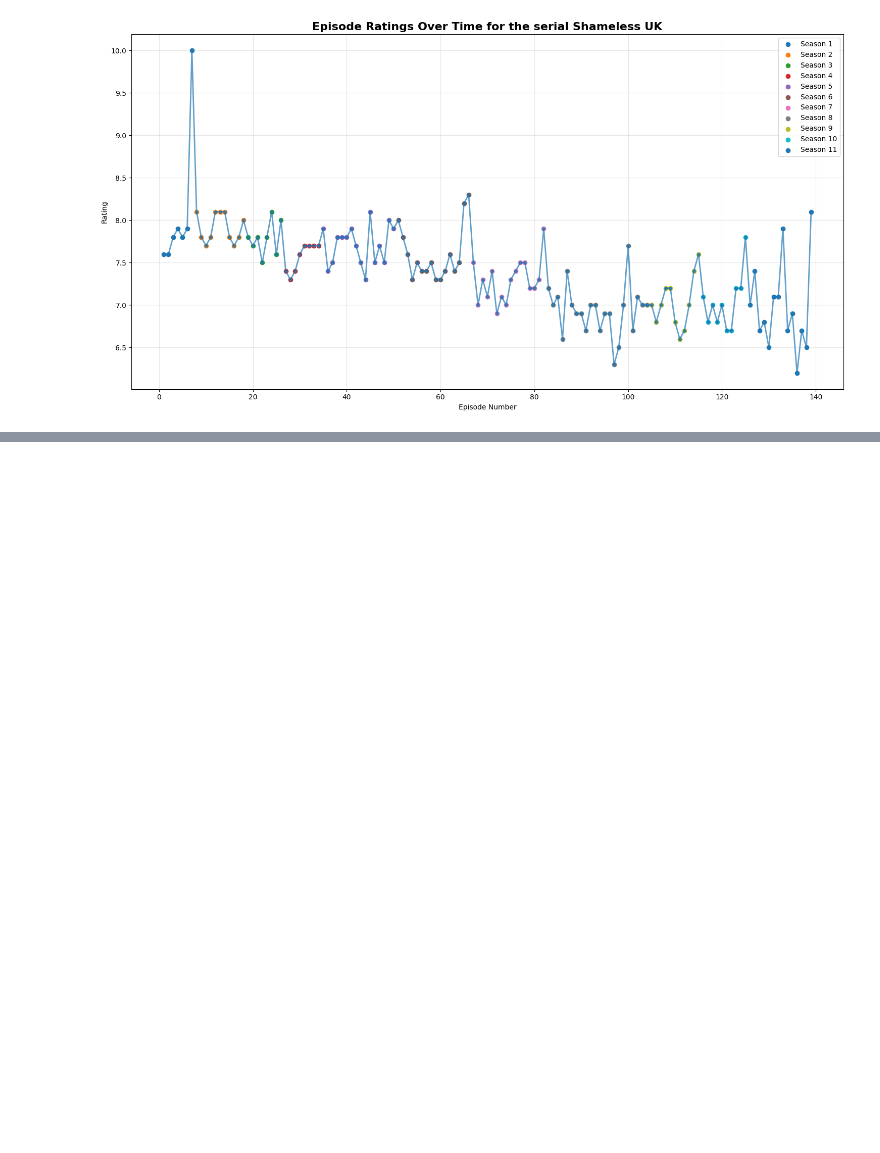
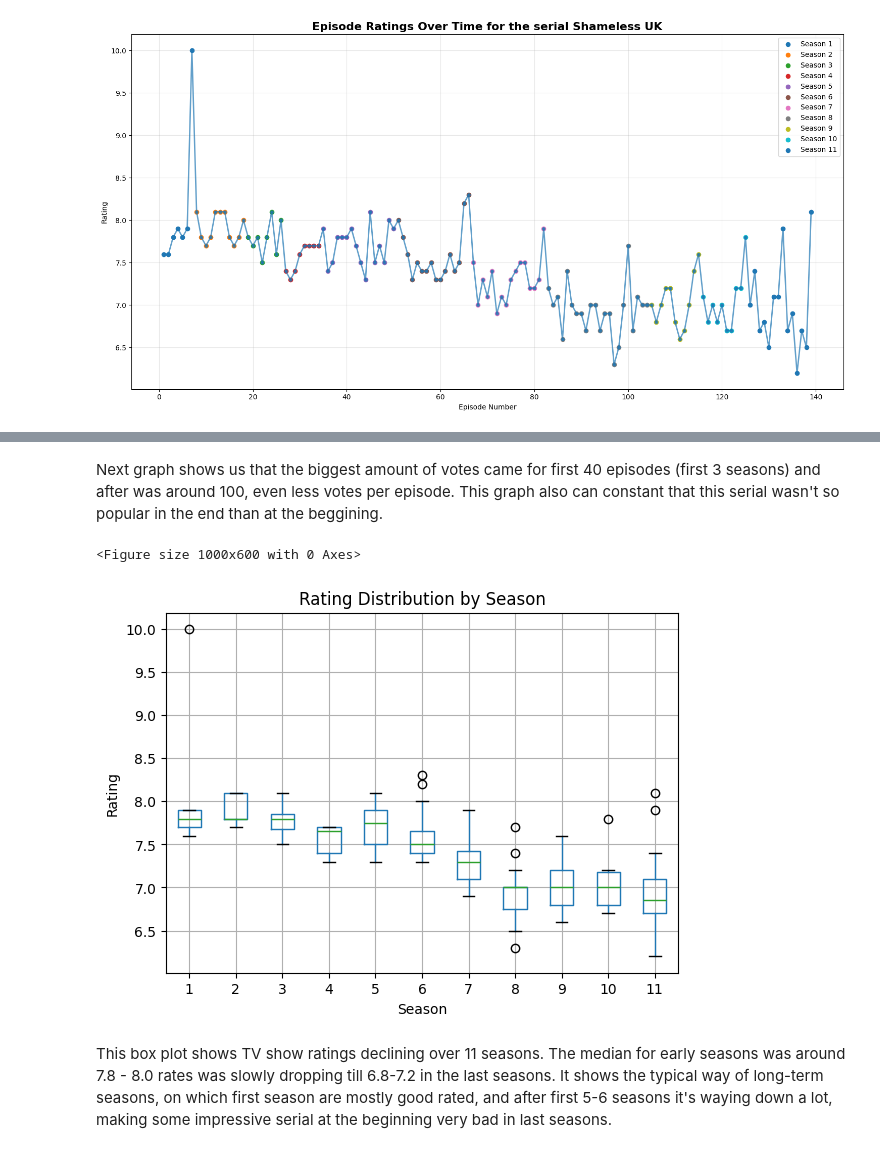
Before and after one commit to BogdanJas/rr-tv-series-assignment, a Jupyter notebook: Shameless_Report.ipynb, the cells around one changed output, grey strips where cells are left out. Cells and saved outputs as stored; diff of their text form; code cells hidden in the pictures; blank space fills up the shorter version.

```diff
--- a/Shameless_Report.ipynb
+++ b/Shameless_Report.ipynb
@@ -288,0 +307,15 @@ plt.tight_layout()
+# %% [markdown]
+Next graph shows us that the biggest amount of votes came for first 40 episodes (first 3 seasons) and after was around 100, even less votes per episode. This graph also can constant that this serial wasn't so popular in the end than at the beggining.
+# %%
+plt.figure(figsize=(10, 6))
+shameless_uk_df.boxplot(column='Rating', by='Season')
+plt.title('Rating Distribution by Season')
+plt.xlabel('Season')
+plt.ylabel('Rating')
+plt.suptitle('')  # Remove the automatic title
+plt.show()
+# %% [output]
+<Figure size 1000x600 with 0 Axes>
+[figure, added]
+# %% [markdown]
+This box plot shows TV show ratings declining over 11 seasons. The median for early seasons was around 7.8 - 8.0 rates was slowly dropping till 6.8-7.2 in the last seasons. It shows the typical way of long-term seasons, on which first season are mostly good rated, and after first 5-6 seasons it's waying down a lot, making some impressive serial at the beginning very bad in last seasons.
```
Also changed, not shown: parts of 2 cells of this notebook.
